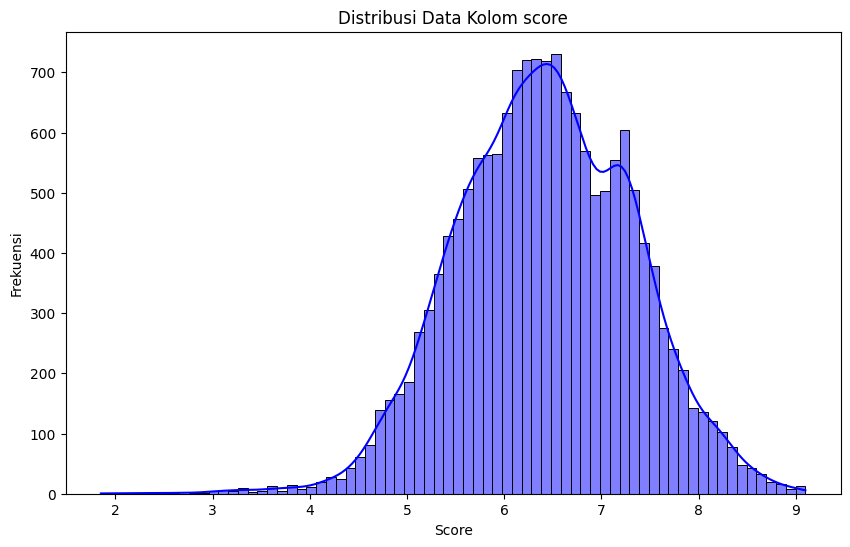
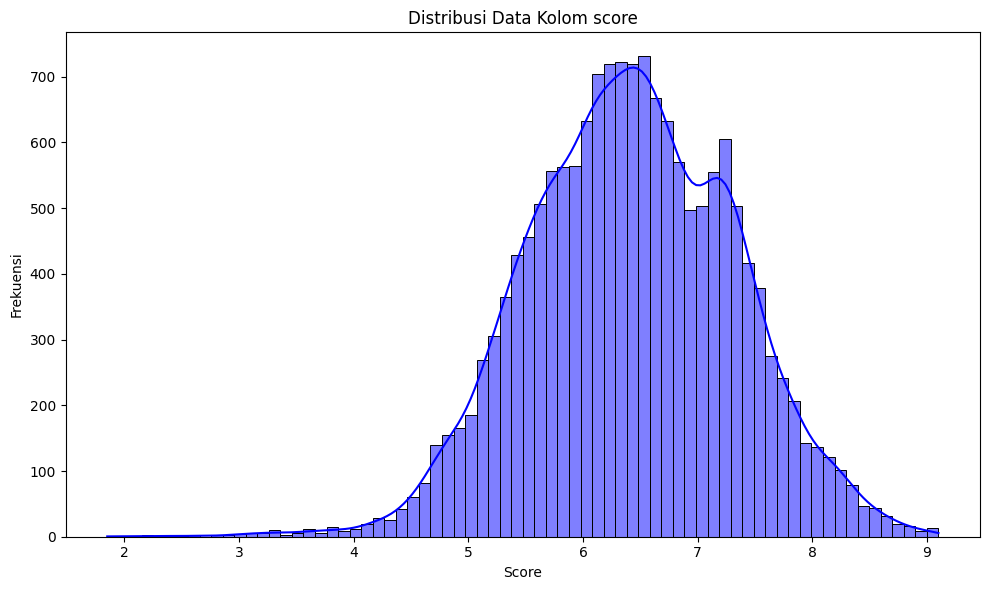
The change to this notebook cell's code, shown as a diff; its figure went from the first image to the second:
--- before
+++ after
@@ -5,3 +5,4 @@
 plt.xlabel("Score")
 plt.ylabel("Frekuensi")
+plt.tight_layout()
 plt.show()

Commit: Sedikit hal terjadi di sini